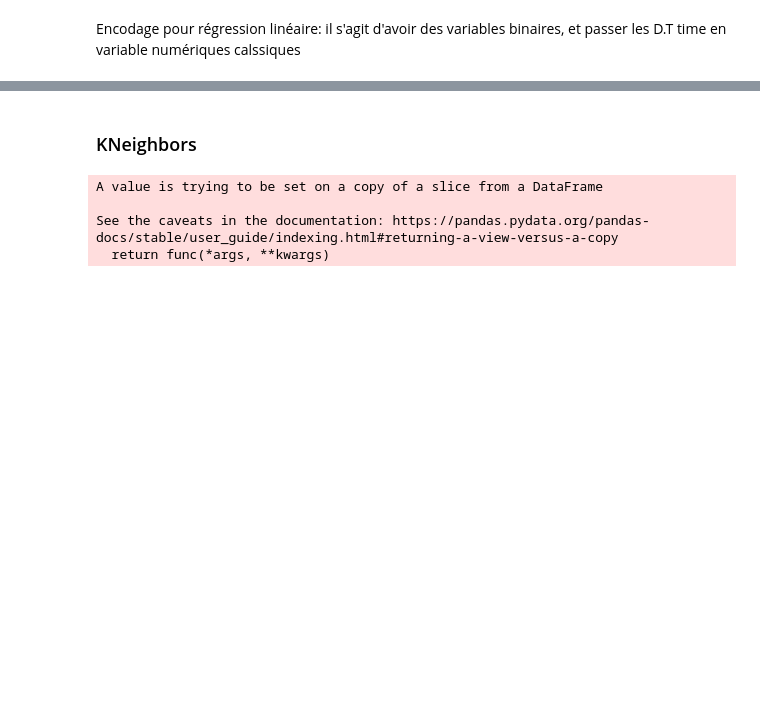
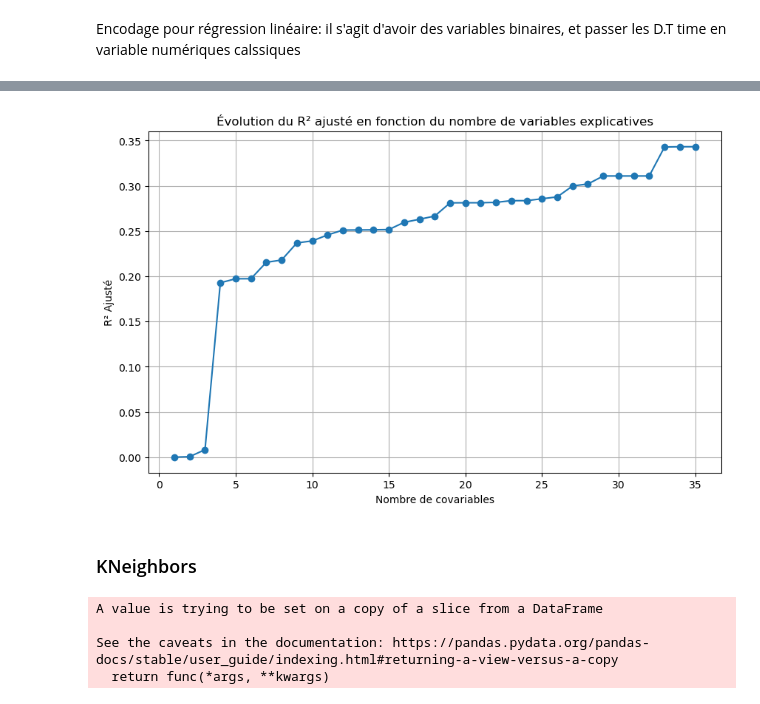
Before and after one commit to antoine-palazz/Projet_Python_ENSAE_2A, a Jupyter notebook: scripts/eda.ipynb, the cells around one changed output, grey strips where cells are left out. Drawn from its saved outputs; the diff is of its cells as text; code cells hidden in the pictures; blank space fills up the shorter version.

Commit message:
for_loop_des_modèles

```diff
--- a/scripts/eda.ipynb
+++ b/scripts/eda.ipynb
@@ -1065,18 +1090,11 @@ A =  X.iloc[:, 1:7]
 y = df_elem1_bin['grav']
 X = df_elem1_bin.drop('grav', axis=1)
 liste_r_carre_ajustes = []
-for nb_variables in range(1, len(X)+1):
-
-    # Sélectionnez les premières 'nb_variables' colonnes comme variables indépendantes
-    X =  X.iloc[ :,:nb_variables]
-    X = sm.add_constant(X)
-    # Ajustez le modèle OLS
-    modele = sm.OLS(y,X ).fit()
-    # Ajoutez le R² ajusté à la liste
+for nb_variables in range(len(X.columns)):
+    X_loop =  X.iloc[ :,:nb_variables+1]
+    X_loop = sm.add_constant(X_loop)
+    modele = sm.OLS(y,X_loop ).fit()
     liste_r_carre_ajustes.append(modele.rsquared_adj)
 
-# Convertissez la liste en une Series pandas (ou un DataFrame si nécessaire)
 serie_r_carre_ajustes = pd.Series(liste_r_carre_ajustes)
-
-# Imprimez ou utilisez la série résultante
-serie_r_carre_ajustes.sort_values()
+serie_r_carre_ajustes.sort_values(ascending=False)
@@ -1085,3 +1119,13 @@ X= X.iloc[1:6]
+# %%
+plt.figure(figsize=(10, 6))
+plt.plot(range(1, len(serie_r_carre_ajustes) + 1), serie_r_carre_ajustes, marker='o')
+plt.title("Évolution du R² ajusté en fonction du nombre de variables explicatives")
+plt.xlabel("Nombre de covariables")
+plt.ylabel("R² Ajusté")
+plt.grid(True)
+plt.show()
+# %% [output]
+[figure, added]
 # %% [markdown]
 ### KNeighbors
 # %%
```
Also changed, not shown: parts of 11 cells of this notebook.
